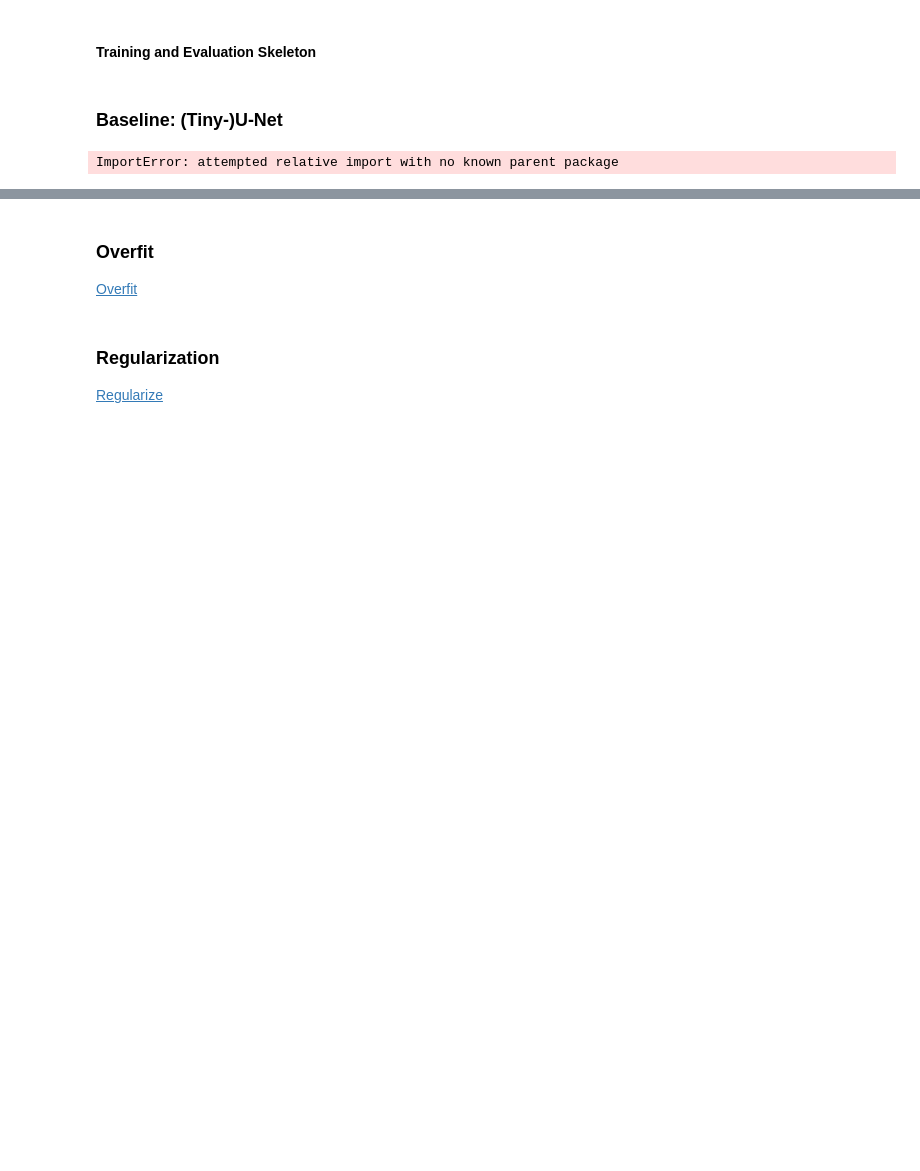
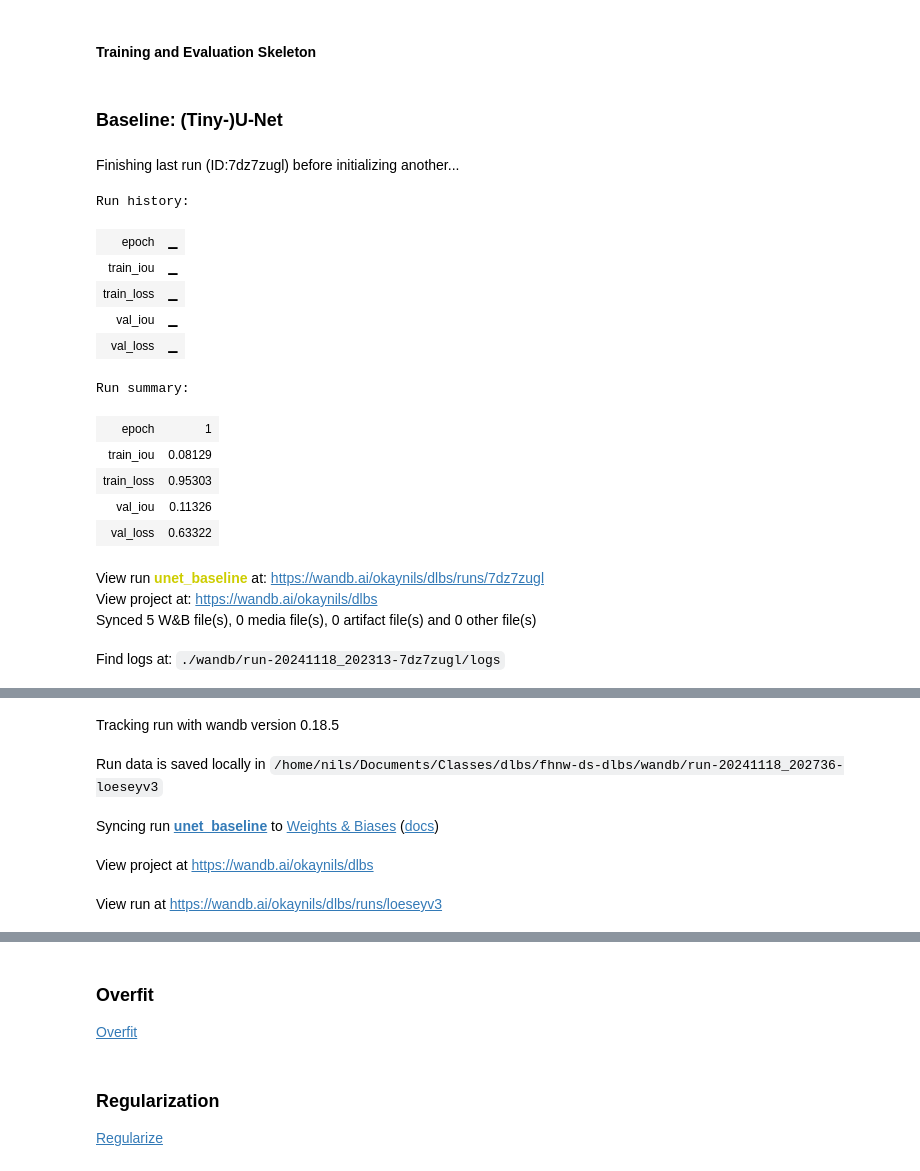
Before and after one commit to okaynils/fhnw-ds-dlbs, a Jupyter notebook: main.ipynb, the cells around one changed output, grey strips where cells are left out. Saved outputs shown, nothing was run; the diff lists cells and outputs as text; code cells hidden in the pictures; blank space fills up the shorter version.

Commit message:
trained the simple UNet

```diff
--- a/main.ipynb
+++ b/main.ipynb
@@ -589,8 +589,9 @@ class Trainer:
             model_name = f"{self.model.__class__.__name__}_{self.run_id}.pth"
             save_path = os.path.join("models", model_name)
 
-            # Log the model to wandb
-            wandb.save(save_path)
+            torch.save(self.model.state_dict(), save_path)
+
+            wandb.save(model_name)
 
             if self.verbose:
                 print(f"Model saved to {save_path} with val_loss {val_loss:.4f}")
@@ -686,24 +687,48 @@ class Trainer:
         })
 # %% [markdown]
 ### Baseline: (Tiny-)U-Net
+# %%
+import collections
+
+train_class_distribution.pop(255, None)
+
+ordered_class_dists = collections.OrderedDict(sorted(train_class_distribution.items()))
+
+class_weights = torch.tensor(list(ordered_class_dists.values()), device=device).float()
 # %%
 import torch.optim as optim
-from .core import UNetBaseline
+from core import UNetBaseline
 
 model = UNetBaseline(num_classes=19).to(device)
-criterion = nn.CrossEntropyLoss(ignore_index=255)
+criterion = nn.CrossEntropyLoss(ignore_index=255, weight=class_weights)
 optimizer = optim.Adam(model.parameters(), lr=1e-3)
 
 Trainer(model,
         criterion,
         optimizer,
         lr=1e-3,
         epochs=50,
         weight_init=None,
         seed=RANDOM_SEED,
         device=device,
         verbose=True,
         run_name="unet_baseline").run(train_dataloader,
                                       val_dataloader)
 # %% [output]
+Finishing last run (ID:7dz7zugl) before initializing another...
-ImportError: attempted relative import with no known parent package
+Run history:
+| epoch | ▁ |
+| train_iou | ▁ |
+| train_loss | ▁ |
+| val_iou | ▁ |
+| val_loss | ▁ |
+Run summary:
+| epoch | 1 |
+| train_iou | 0.08129 |
+| train_loss | 0.95303 |
+| val_iou | 0.11326 |
+| val_loss | 0.63322 |
+View run unet_baseline at: https://wandb.ai/okaynils/dlbs/runs/7dz7zugl
+View project at: https://wandb.ai/okaynils/dlbs
+Synced 5 W&B file(s), 0 media file(s), 0 artifact file(s) and 0 other file(s)
+Find logs at: ./wandb/run-20241118_202313-7dz7zugl/logs
@@ -709,0 +736,5 @@ ImportError: attempted relative import with no known parent package
+Tracking run with wandb version 0.18.5
+Run data is saved locally in /home/nils/Documents/Classes/dlbs/fhnw-ds-dlbs/wandb/run-20241118_202736-loeseyv3
+Syncing run unet_baseline to Weights & Biases (docs)
+View project at https://wandb.ai/okaynils/dlbs
+View run at https://wandb.ai/okaynils/dlbs/runs/loeseyv3
```
Also changed, not shown: parts of 1 cell of this notebook.
